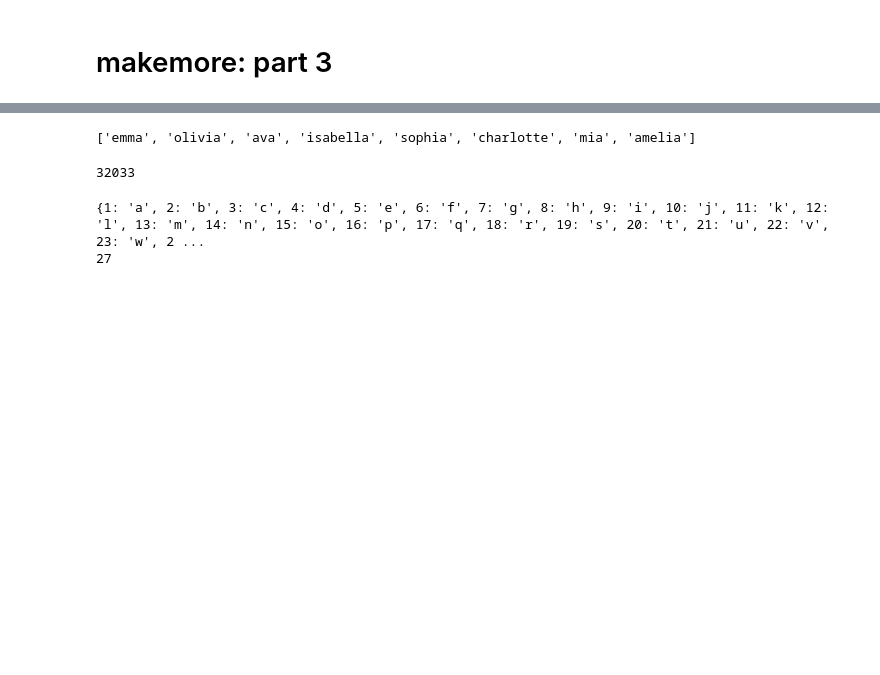
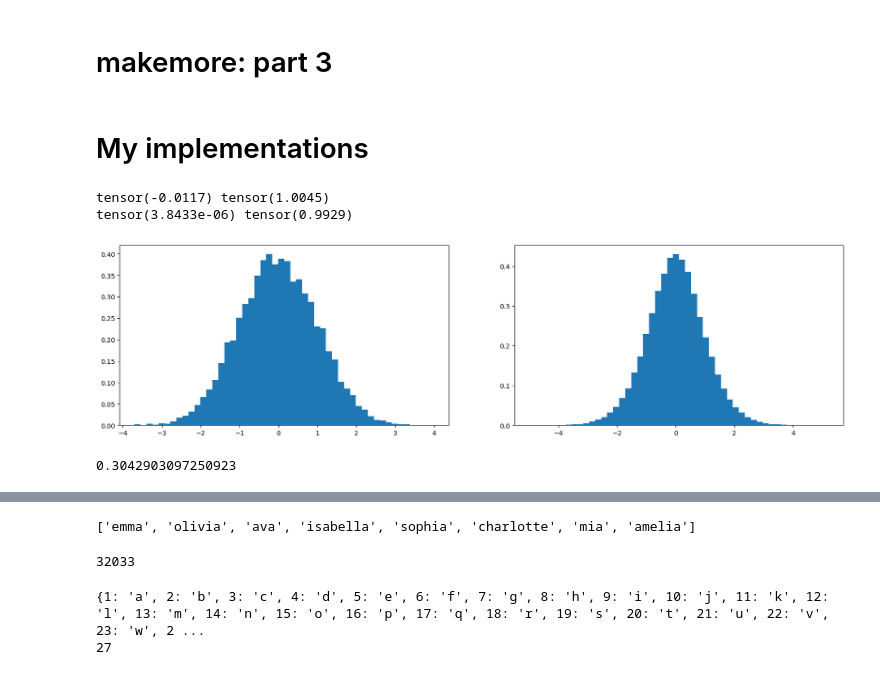
Before and after one commit to howagain/makemore, a Jupyter notebook: MakeMore Part 3 BN.ipynb, the cells around one changed output, grey strips where cells are left out. Saved outputs shown, nothing was run; the diff lists cells and outputs as text; code cells hidden in the pictures; blank space fills up the shorter version.

```diff
--- a/MakeMore Part 3 BN.ipynb
+++ b/MakeMore Part 3 BN.ipynb
@@ -1,2 +1,29 @@
 # %% [markdown]
 # makemore: part 3
+# %% [markdown]
+# My implementations
+# %%
+"""
+  set up a simple gausian distribution and multiply it by a random matrix to see that the standard deviation is expanded even though the mean is preserved.
+  We don't want that because we want the neural net to have relatively uniform activation at first.
+  What do we multiply by to keep the standard deviation the same?
+  Divide by the square root of the number of inputs.
+"""
+x = torch.randn(1000, 10)
+w = torch.randn(10, 200) / 10**0.5 # divide by the square root of the number of inputs to keep the standard deviation the same
+y = x @ w
+print(x.mean(), x.std())
+print(y.mean(), y.std())
+plt.figure(figsize=(20, 5))
+plt.subplot(121)
+plt.hist(x.view(-1).tolist(), bins=50, density=True);
+plt.subplot(122)
+plt.hist(y.view(-1).tolist(), bins=50, density=True);
+# %% [output]
+tensor(-0.0117) tensor(1.0045)
+tensor(3.8433e-06) tensor(0.9929)
+[figure, added]
+# %%
+(5/3) / (n_embd*block_size)**0.5
+# %% [output]
+0.3042903097250923
```
Also changed, not shown: parts of 20 cells of this notebook.
